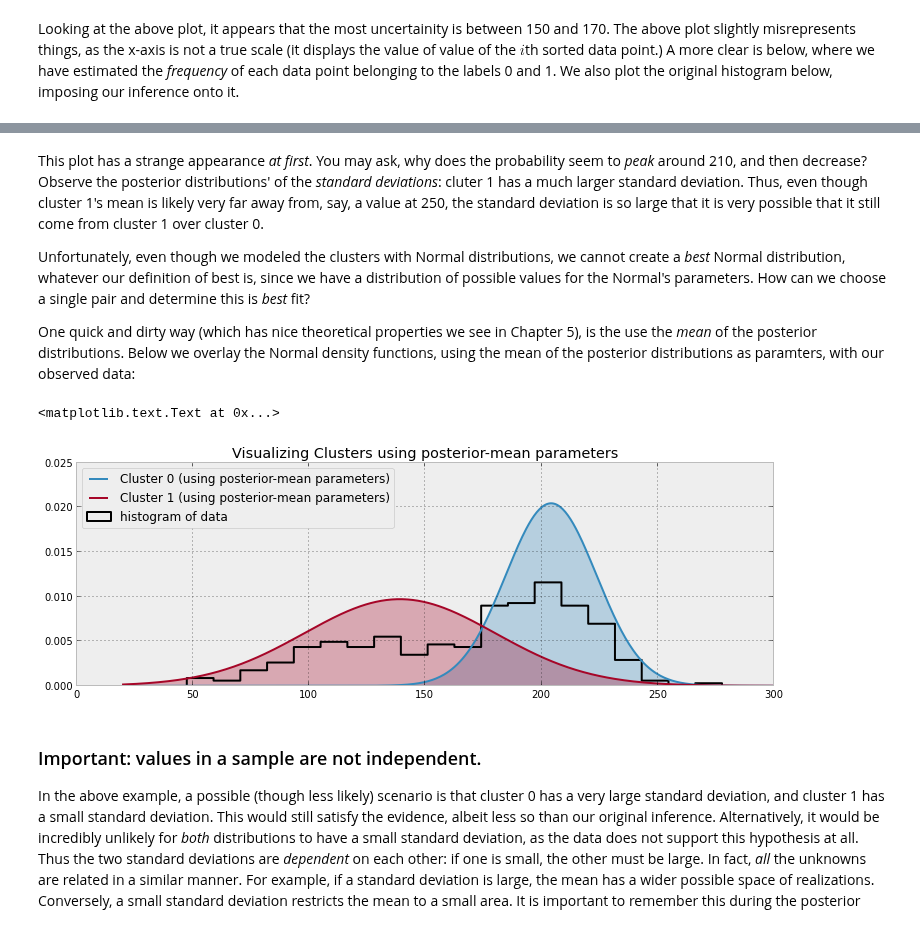
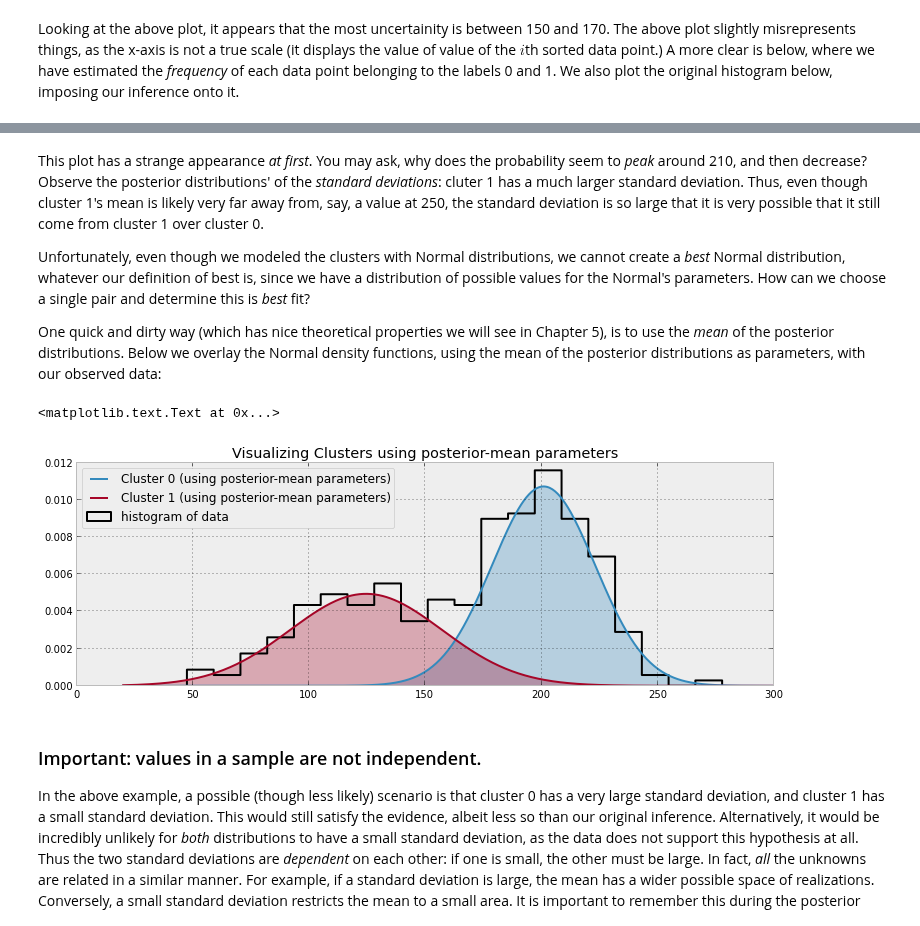
Before and after one commit to CamDavidsonPilon/Probabilistic-Programming-and-Bayesian-Methods-for-Hackers, a Jupyter notebook: Chapter3_MCMC/IntroMCMC.ipynb, the cells around one changed output, grey strips where cells are left out. Saved outputs shown, nothing was run; the diff lists cells and outputs as text; code cells hidden in the pictures.

```diff
--- a/Chapter3_MCMC/IntroMCMC.ipynb
+++ b/Chapter3_MCMC/IntroMCMC.ipynb
@@ -378,29 +378,32 @@ This plot has a strange appearance *at first*. You may ask, why does the probabi
 
 Unfortunately, even though we modeled the clusters with Normal distributions, we cannot create a *best* Normal distribution, whatever our definition of best is, since we have a distribution of possible values for the Normal's parameters. How can we choose a single pair and determine this is *best* fit?
 
-One quick and dirty way (which has nice theoretical properties we see in Chapter 5), is the use the *mean* of the posterior distributions. Below we overlay the Normal density functions, using the mean of the posterior distributions as paramters, with our observed data:
+One quick and dirty way (which has nice theoretical properties we will see in Chapter 5), is to use the *mean* of the posterior distributions. Below we overlay the Normal density functions, using the mean of the posterior distributions as parameters, with our observed data:
 # %%
 
 norm = stats.norm
 x = np.linspace( 20, 300, 500 )
 posterior_center_means = center_trace.mean(axis=0)
 posterior_std_means = std_trace.mean(axis=0)
+posterior_p_mean = mcmc.trace("p")[:].mean()
 
 hist( data, bins = 20, histtype="step", normed = True, color = "k",
     lw = 2, label = "histogram of data" )
-y = norm.pdf(x, loc=posterior_center_means[0], scale=posterior_std_means[0] )
+y = posterior_p_mean*norm.pdf(x, loc=posterior_center_means[0],
+                              scale=posterior_std_means[0] )
 plt.plot(x, y, label = "Cluster 0 (using posterior-mean parameters)" )
 plt.fill_between( x, y, color = colors[0], alpha = 0.3 )
 
-y = norm.pdf(x, loc=posterior_center_means[1], scale=posterior_std_means[1] )
+y = (1-posterior_p_mean)*norm.pdf(x, loc=posterior_center_means[1],
+                                  scale=posterior_std_means[1] )
 plt.plot(x, y, label = "Cluster 1 (using posterior-mean parameters)" )
 plt.fill_between( x,y, color = colors[1], alpha = 0.3, )
 
 plt.legend(loc = "upper left")
 plt.title( "Visualizing Clusters using posterior-mean parameters" )
 # %% [output]
 <matplotlib.text.Text at 0x...>
-[figure, old version]
+[figure, new version]
 # %% [markdown]
 ### Important: values in a sample are not independent.
 
```
Also changed, not shown: parts of 18 cells of this notebook.
